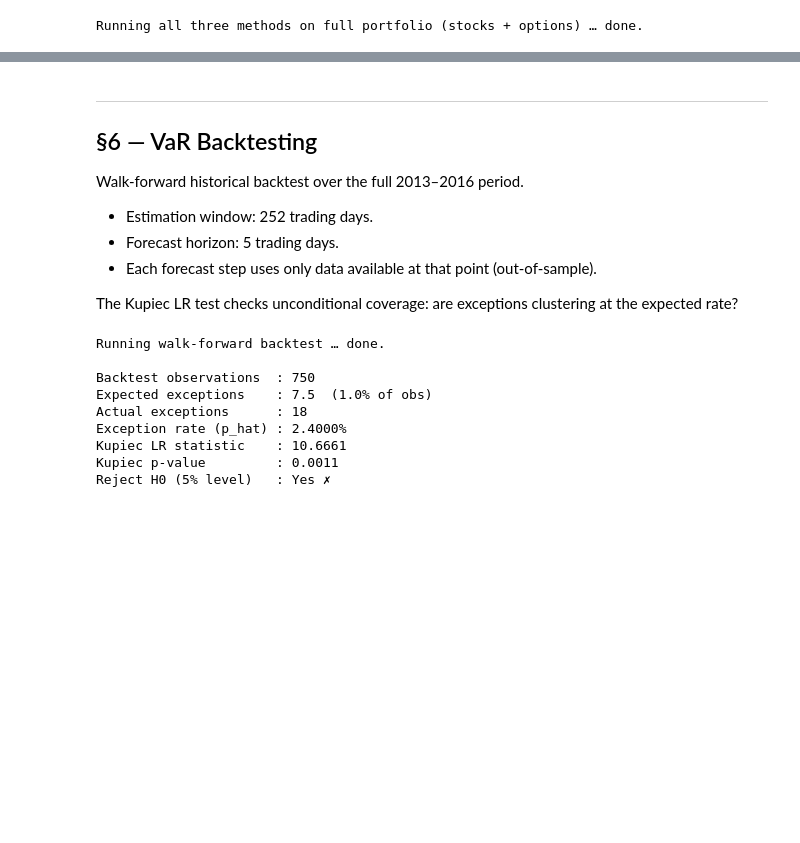
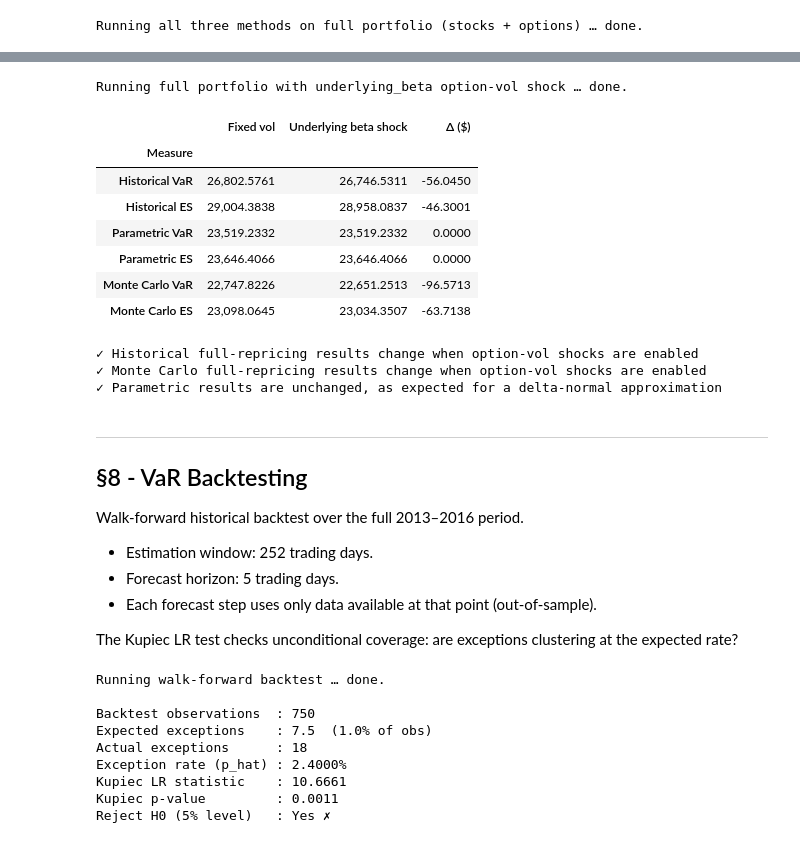
Before and after one commit to nl2992/MATH5320, a Jupyter notebook: submission/advanced_demo.ipynb, the cells around one changed output, grey strips where cells are left out. Cells and saved outputs as stored; diff of their text form; code cells hidden in the pictures; blank space fills up the shorter version.

```diff
--- a/submission/advanced_demo.ipynb
+++ b/submission/advanced_demo.ipynb
@@ -456,6 +551,69 @@ Historical VaR change from adding options: $+1,332.0168
+# %%
+# ── Option-volatility shock sensitivity: fixed vs underlying_beta ───────────
+svc_beta = RiskEngineService(
+    portfolio=full_portfolio,
+    prices=prices_to_eval,
+    pricing_date=EVAL_DATE,
+    lookback_days=LOOKBACK,
+    horizon_days=HORIZON,
+    var_confidence=VAR_CONF,
+    es_confidence=ES_CONF,
+    n_simulations=N_SIMS,
+    estimator='window',
+    option_vol_shock_mode='underlying_beta',
+    option_vol_shock_beta=1.0,
+    option_vol_shock_floor=0.05,
+)
+
+print('Running full portfolio with underlying_beta option-vol shock … ', end='')
+results_beta = svc_beta.run_all()
+print('done.')
+
+rb_hist = results_beta['historical']
+rb_param = results_beta['parametric']
+rb_mc = results_beta['monte_carlo']
+
+shock_compare = pd.DataFrame({
+    'Fixed vol': [rf_hist['var'], rf_hist['es'], rf_param['var'], rf_param['es'], rf_mc['var'], rf_mc['es']],
+    'Underlying beta shock': [rb_hist['var'], rb_hist['es'], rb_param['var'], rb_param['es'], rb_mc['var'], rb_mc['es']],
+    'Δ ($)': [
+        rb_hist['var'] - rf_hist['var'],
+        rb_hist['es'] - rf_hist['es'],
+        rb_param['var'] - rf_param['var'],
+        rb_param['es'] - rf_param['es'],
+        rb_mc['var'] - rf_mc['var'],
+        rb_mc['es'] - rf_mc['es'],
+    ],
+}, index=['Historical VaR', 'Historical ES', 'Parametric VaR', 'Parametric ES', 'Monte Carlo VaR', 'Monte Carlo ES'])
+shock_compare.index.name = 'Measure'
+
+display(shock_compare.round(4))
+
+assert abs(rb_param['var'] - rf_param['var']) < 1e-10
+assert abs(rb_param['es'] - rf_param['es']) < 1e-10
+assert abs(rb_hist['var'] - rf_hist['var']) > 1e-6
+assert abs(rb_mc['var'] - rf_mc['var']) > 1e-6
+
+print()
+print('✓ Historical full-repricing results change when option-vol shocks are enabled')
+print('✓ Monte Carlo full-repricing results change when option-vol shocks are enabled')
+print('✓ Parametric results are unchanged, as expected for a delta-normal approximation')
+# %% [output]
+Running full portfolio with underlying_beta option-vol shock … done.
+|  | Fixed vol | Underlying beta shock | Δ ($) |
+| Measure |  |  |  |
+| Historical VaR | 26,802.5761 | 26,746.5311 | -56.0450 |
+| Historical ES | 29,004.3838 | 28,958.0837 | -46.3001 |
+| Parametric VaR | 23,519.2332 | 23,519.2332 | 0.0000 |
+| Parametric ES | 23,646.4066 | 23,646.4066 | 0.0000 |
+| Monte Carlo VaR | 22,747.8226 | 22,651.2513 | -96.5713 |
+| Monte Carlo ES | 23,098.0645 | 23,034.3507 | -63.7138 |
+✓ Historical full-repricing results change when option-vol shocks are enabled
+✓ Monte Carlo full-repricing results change when option-vol shocks are enabled
+✓ Parametric results are unchanged, as expected for a delta-normal approximation
 # %% [markdown]
 ---
-## §6 — VaR Backtesting
+## §8 - VaR Backtesting
 
 Walk-forward historical backtest over the full 2013–2016 period.
 - Estimation window: 252 trading days.
```
Also changed, not shown: parts of 20 cells of this notebook, 4 other files.
